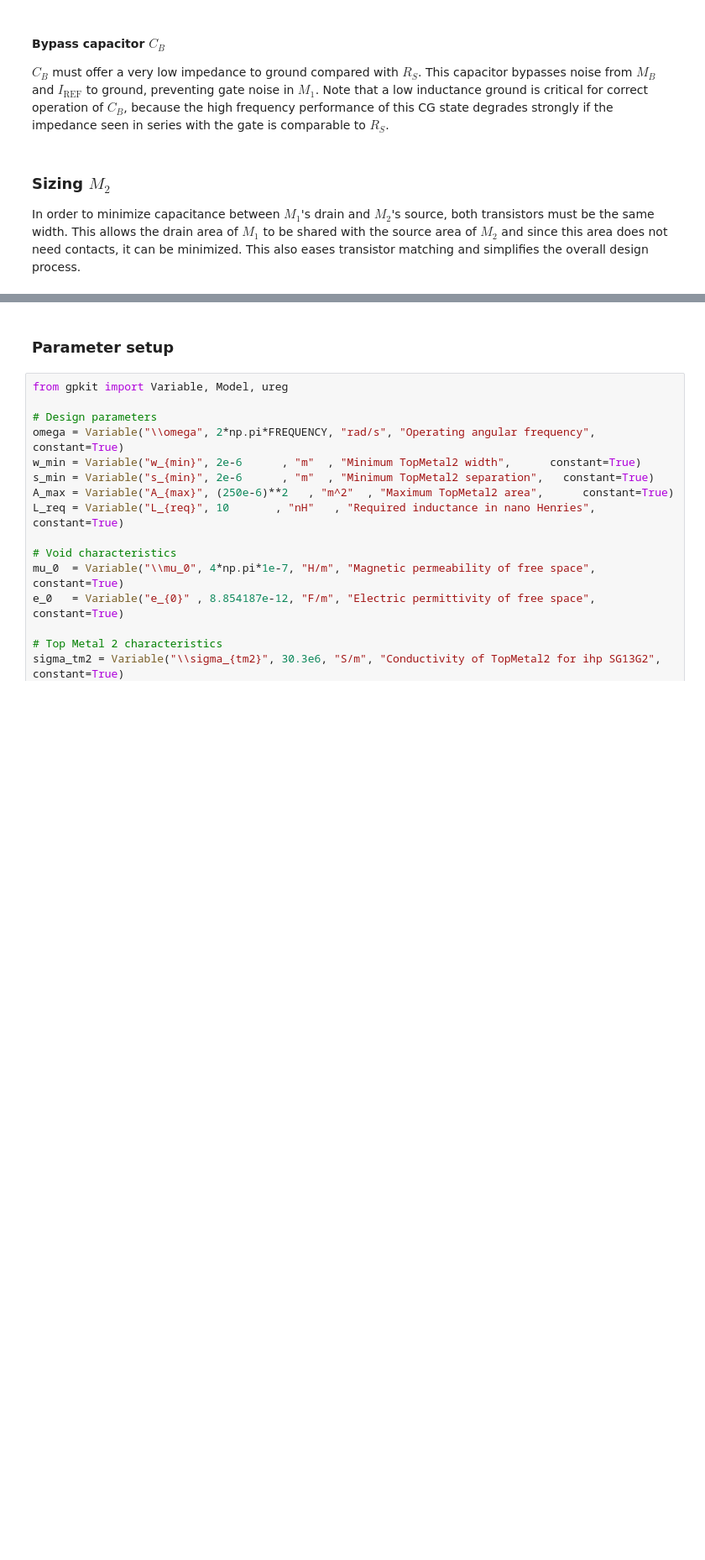
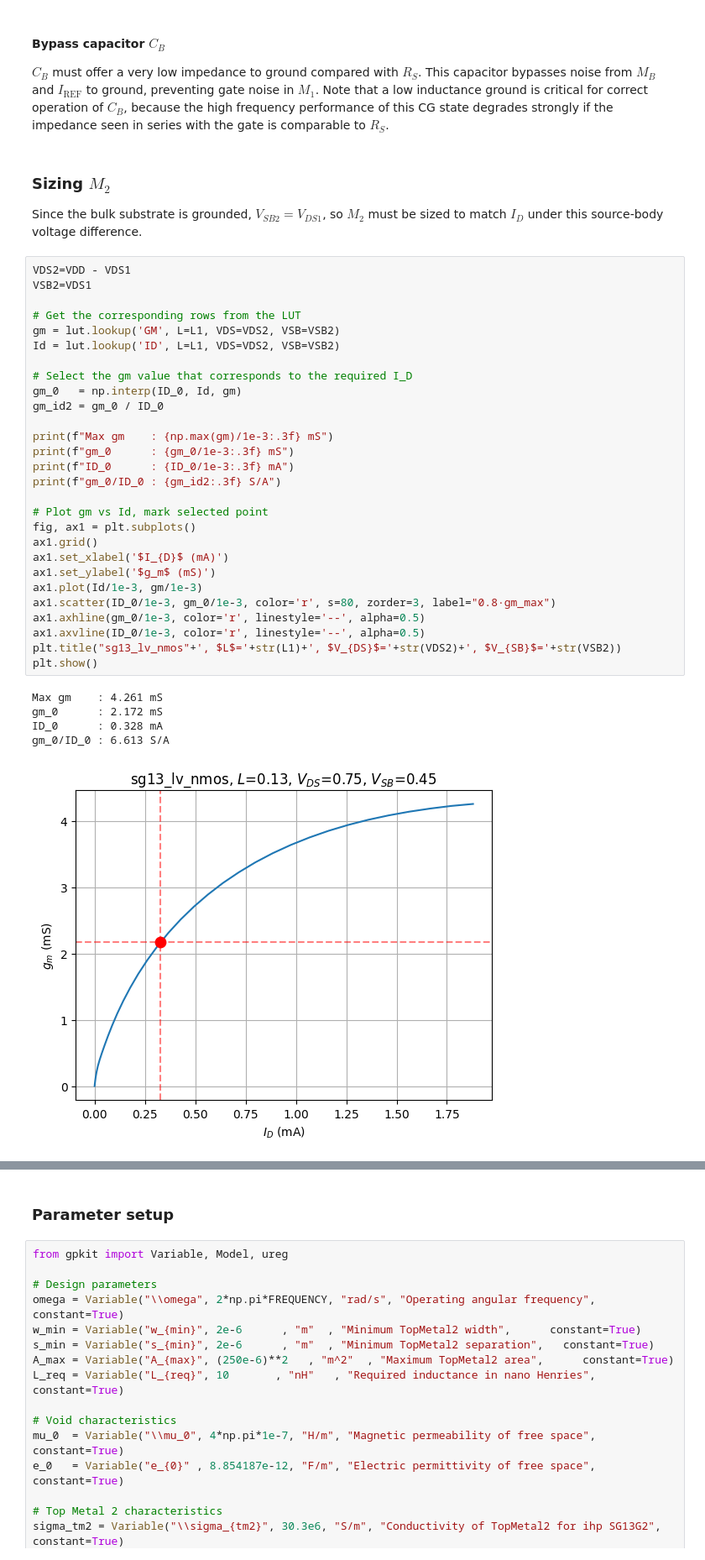
Before and after one commit to try-except/InductorLab, a Jupyter notebook: notebooks/LNA_flow.ipynb, the cells around one changed output, grey strips where cells are left out. Shown at 84% size. Saved outputs shown, nothing was run; the diff lists cells and outputs as text; blank space fills up the shorter version.

```diff
--- a/notebooks/LNA_flow.ipynb
+++ b/notebooks/LNA_flow.ipynb
@@ -213,4 +239,38 @@ Number of gate fingers for MB is 3
 $C_B$ must offer a very low impedance to ground compared with $R_S$. This capacitor bypasses noise from $M_B$ and $I_\mathrm{REF}$ to ground, preventing gate noise in $M_1$. Note that a low inductance ground is critical for correct operation of $C_B$, because the high frequency performance of this CG state degrades strongly if the impedance seen in series with the gate is comparable to $R_S$.
 # %% [markdown]
 ### Sizing $M_2$
-In order to minimize capacitance between $M_1$'s drain and $M_2$'s source, both transistors must be the same width. This allows the drain area of $M_1$ to be shared with the source area of $M_2$ and since this area does not need contacts, it can be minimized. This also eases transistor matching and simplifies the overall design process.
+Since the bulk substrate is grounded, $V_{SB2} = V_{DS1}$, so $M_2$ must be sized to match $I_D$ under this source-body voltage difference.
+# %%
+VDS2=VDD - VDS1
+VSB2=VDS1
+
+# Get the corresponding rows from the LUT
+gm = lut.lookup('GM', L=L1, VDS=VDS2, VSB=VSB2)
+Id = lut.lookup('ID', L=L1, VDS=VDS2, VSB=VSB2)
+
+# Select the gm value that corresponds to the required I_D
+gm_0   = np.interp(ID_0, Id, gm)
+gm_id2 = gm_0 / ID_0
+
+print(f"Max gm    : {np.max(gm)/1e-3:.3f} mS")
+print(f"gm_0      : {gm_0/1e-3:.3f} mS")
+print(f"ID_0      : {ID_0/1e-3:.3f} mA")
+print(f"gm_0/ID_0 : {gm_id2:.3f} S/A")
+
+# Plot gm vs Id, mark selected point
+fig, ax1 = plt.subplots()
+ax1.grid()
+ax1.set_xlabel('$I_{D}$ (mA)')
+ax1.set_ylabel('$g_m$ (mS)')
+ax1.plot(Id/1e-3, gm/1e-3)
+ax1.scatter(ID_0/1e-3, gm_0/1e-3, color='r', s=80, zorder=3, label="0.8·gm_max")
+ax1.axhline(gm_0/1e-3, color='r', linestyle='--', alpha=0.5)
+ax1.axvline(ID_0/1e-3, color='r', linestyle='--', alpha=0.5)
+plt.title("sg13_lv_nmos"+', $L$='+str(L1)+', $V_{DS}$='+str(VDS2)+', $V_{SB}$='+str(VSB2))
+plt.show()
+# %% [output]
+Max gm    : 4.261 mS
+gm_0      : 2.172 mS
+ID_0      : 0.328 mA
+gm_0/ID_0 : 6.613 S/A
+[figure, added]
```
Also changed, not shown: parts of 27 cells of this notebook.
